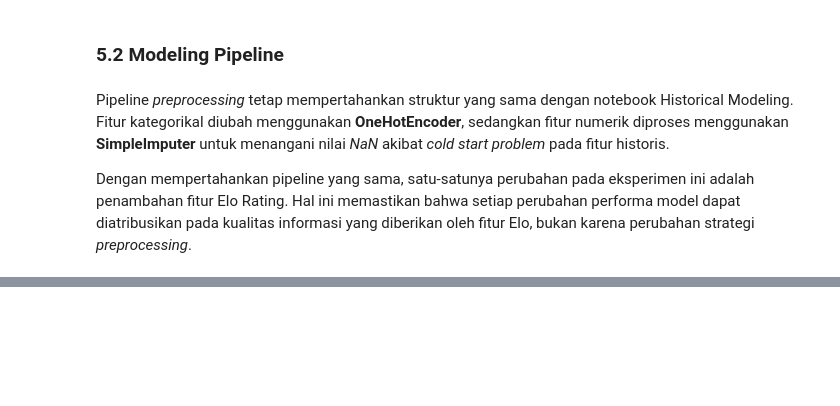
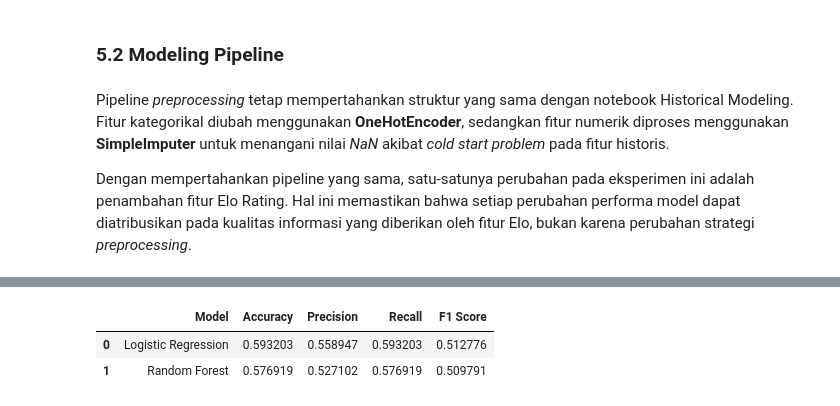
Before and after one commit to RyannPy/international-football-prediction, a Jupyter notebook: notebooks/10_elo_modeling.ipynb, the cells around one changed output, grey strips where cells are left out. Cells and saved outputs as stored; diff of their text form; code cells hidden in the pictures; blank space fills up the shorter version.

```diff
--- a/notebooks/10_elo_modeling.ipynb
+++ b/notebooks/10_elo_modeling.ipynb
@@ -212,0 +438,29 @@ Dengan mempertahankan pipeline yang sama, satu-satunya perubahan pada eksperimen
+# %%
+comparison = pd.DataFrame({
+    "Model": [
+        "Logistic Regression",
+        "Random Forest"
+    ],
+    "Accuracy": [
+        lr_accuracy,
+        rf_accuracy
+    ],
+    "Precision": [
+        lr_precision,
+        rf_precision
+    ],
+    "Recall": [
+        lr_recall,
+        rf_recall
+    ],
+    "F1 Score": [
+        lr_f1,
+        rf_f1
+    ]
+})
+
+comparison
+# %% [output]
+|  | Model | Accuracy | Precision | Recall | F1 Score |
+| 0 | Logistic Regression | 0.593203 | 0.558947 | 0.593203 | 0.512776 |
+| 1 | Random Forest | 0.576919 | 0.527102 | 0.576919 | 0.509791 |
```
Also changed, not shown: parts of 31 cells of this notebook, 1 other file.
